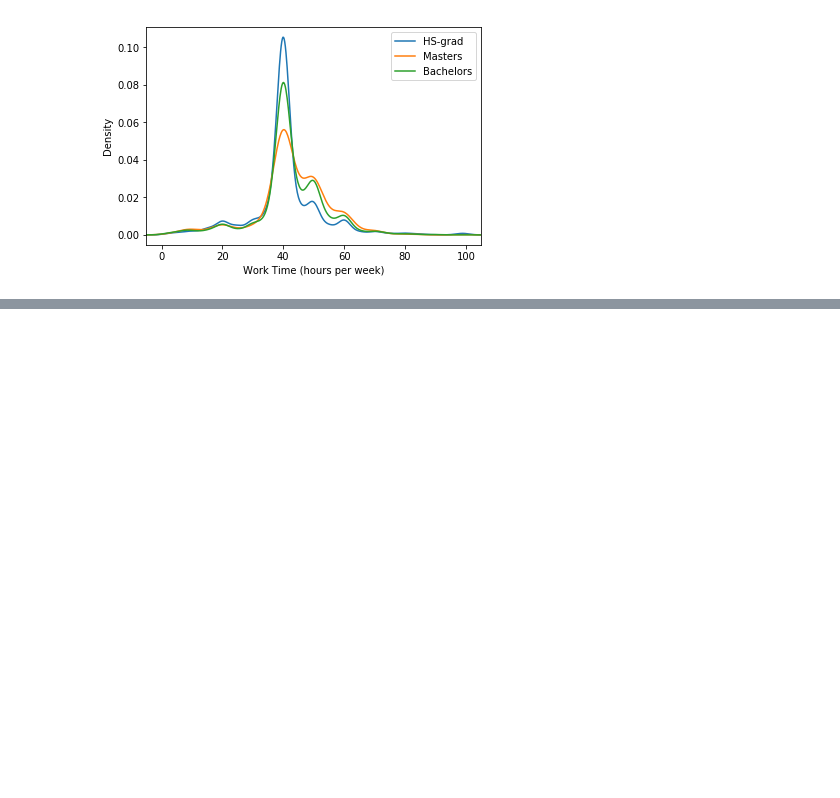
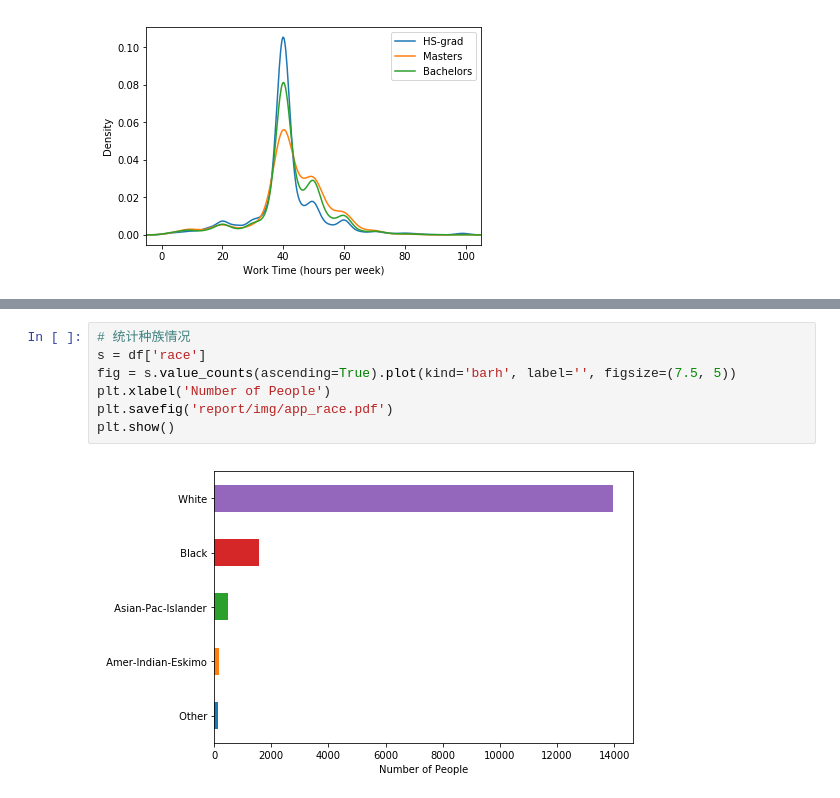
Before and after one commit to shinshiner/CS245-Data-Science, a Jupyter notebook: Adult/adult_analysis.ipynb, the cells around one changed output, grey strips where cells are left out. Drawn from its saved outputs; the diff is of its cells as text; blank space fills up the shorter version.

```diff
--- a/Adult/adult_analysis.ipynb
+++ b/Adult/adult_analysis.ipynb
@@ -120,0 +150,9 @@ plt.show()
+# %%
+# 统计种族情况
+s = df['race']
+fig = s.value_counts(ascending=True).plot(kind='barh', label='', figsize=(7.5, 5))
+plt.xlabel('Number of People')
+plt.savefig('report/img/app_race.pdf')
+plt.show()
+# %% [output]
+[figure, added]
```
Also changed, not shown: parts of 6 cells of this notebook.
